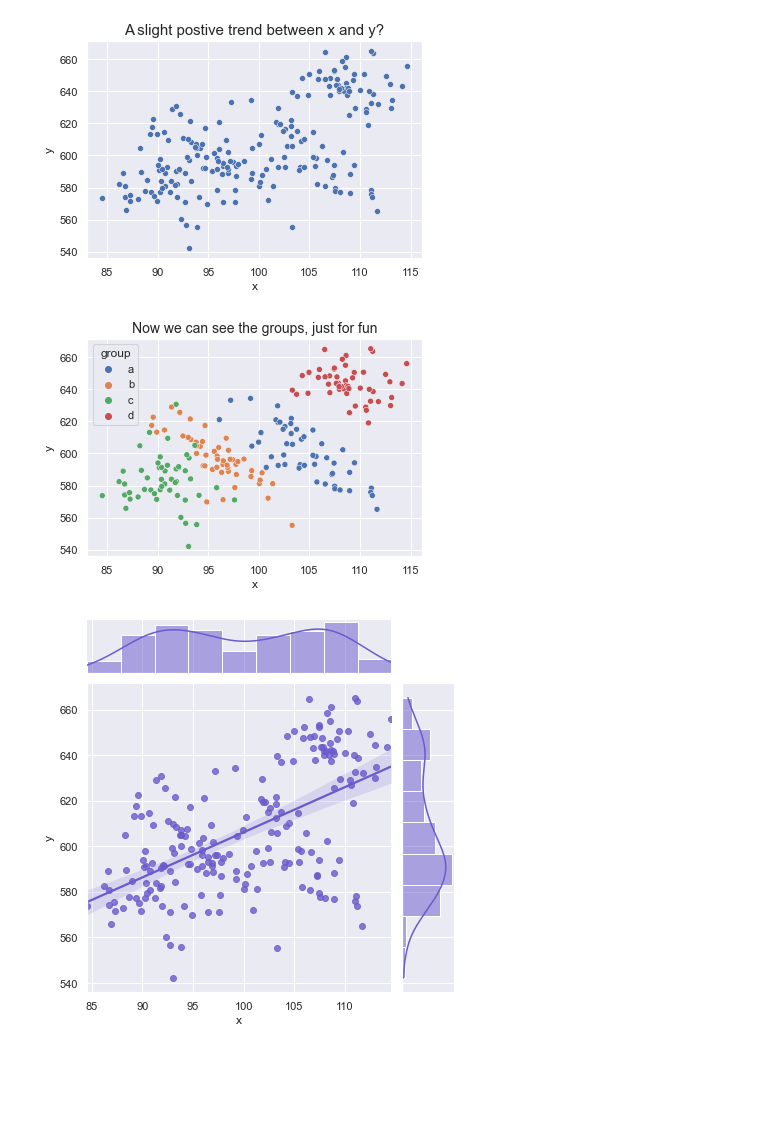
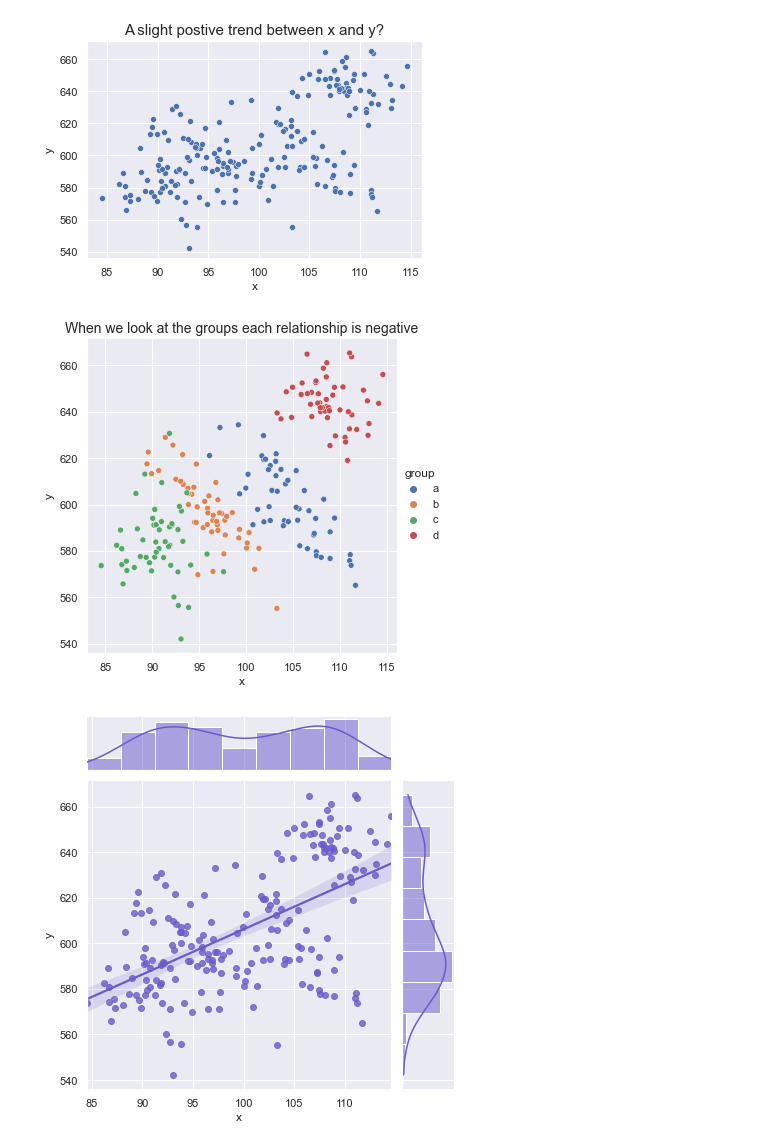
Before and after one commit to HeatherOrtegaMcMillan/advanced-topics, a Jupyter notebook: exercise.ipynb, the cells around one changed output. Saved outputs shown, nothing was run; the diff lists cells and outputs as text; code cells hidden in the pictures; blank space fills up the shorter version.

```diff
--- a/exercise.ipynb
+++ b/exercise.ipynb
@@ -155,11 +161,11 @@ plt.show()
 # %% [output]
 [figure]
 # %%
-sns.scatterplot(data = df2, x = 'x', y = 'y', hue = 'group')
-plt.title("Now we can see the groups, just for fun", fontsize = 14)
+sns.relplot(data = df2, x = 'x', y = 'y', hue = 'group')
+plt.title("When we look at the groups each relationship is negative", fontsize = 14)
 plt.show()
 # %% [output]
-[figure, old version]
+[figure, new version]
 # %%
 sns.jointplot(data = df2, x = 'x', y = 'y', color  = 'slateblue', kind ='reg')
 plt.show()
```
Also changed, not shown: parts of 6 cells of this notebook.
